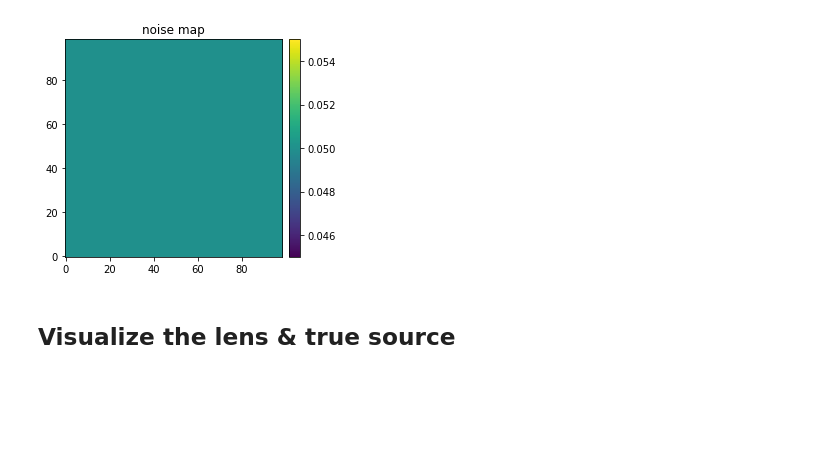
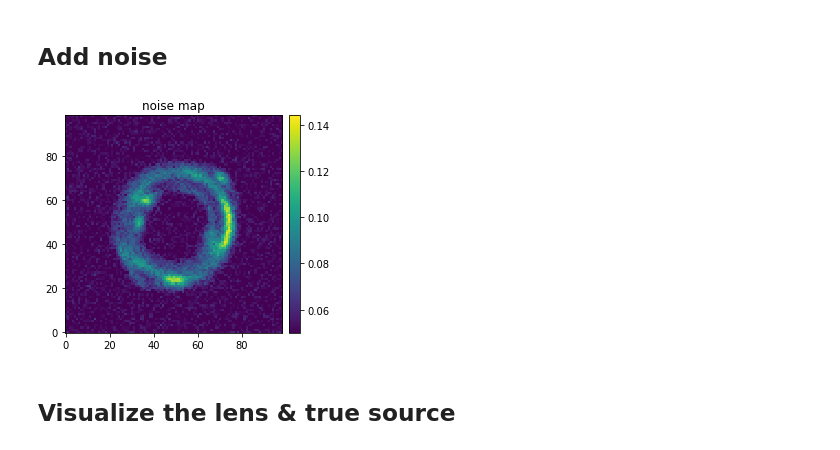
Before and after one commit to aymgal/SLITronomy, a Jupyter notebook: thirdparty/notebooks/03_complex_source_reconstruction.ipynb, the cells around one changed output. Cells and saved outputs as stored; diff of their text form; code cells hidden in the pictures; blank space fills up the shorter version.

```diff
--- a/thirdparty/notebooks/03_complex_source_reconstruction.ipynb
+++ b/thirdparty/notebooks/03_complex_source_reconstruction.ipynb
@@ -76,0 +66,11 @@ data_class = ImageData(**kwargs_data)
+# %%
+# data specification (coordinates, etc.)
+_, _, ra_at_xy_0, dec_at_xy_0, _, _, Mpix2coord, _ \
+    = lenstro_util.make_grid_with_coordtransform(numPix=num_pix, deltapix=delta_pix, inverse=False)
+
+image_grid  = RegularGrid(num_pix, num_pix, Mpix2coord, ra_at_xy_0, dec_at_xy_0)
+source_grid = RegularGrid(num_pix, num_pix, Mpix2coord, ra_at_xy_0, dec_at_xy_0,
+                          supersampling_factor=subgrid_res_source)
+
+ra_grid, dec_grid = image_grid.coordinates_evaluate
+ra_grid_hd, dec_grid_hd = source_grid.coordinates_evaluate
@@ -146,0 +160,8 @@ lens_light_model_class = LightModel(light_model_list=lens_light_model_list)
+# %%
+source_sim = source_model_class.surface_brightness(ra_grid_hd, dec_grid_hd, kwargs_source)
+source_sim = lenstro_util.array2image(source_sim)
+
+plt.title("source galaxy")
+im = plt.imshow(source_sim, origin='lower') #, cmap=log_cmap('cubehelix', 0.03, 1))
+nice_colorbar(im)
+plt.show()
@@ -147,38 +199,23 @@ lens_light_model_class = LightModel(light_model_list=lens_light_model_list)
+# %% [markdown]
+## Add noise
 # %%
-kwargs_numerics = {'supersampling_factor': 1, 'supersampling_convolution': False}
+bkg = image_util.add_background(image_sim_no_noise, sigma_bkd=background_rms)
+if exp_time is not None:
+    poisson = image_util.add_poisson(image_sim_no_noise, exp_time=exp_time)
+else:
+    poisson = 0
+noise = bkg + poisson
+image_sim = image_sim_no_noise + noise
 
-# get the simalated lens image (i.e. image plane)
-imageModel = ImageModel(data_class, psf_class, lens_model_class, source_model_class,
-                        lens_light_model_class, point_source_class=None,
-                        kwargs_numerics=kwargs_numerics)
-
-if mock_with_lensing_op:
-    image_grid = RegularGrid(num_pix, num_pix, Mpix2coord, ra_at_xy_0, dec_at_xy_0)
-    source_grid = RegularGrid(num_pix, num_pix, Mpix2coord, ra_at_xy_0, dec_at_xy_0,
-                              supersampling_factor=subgrid_res_source)
-    lensing_op_sim = LensingOperator(lens_model_class, image_grid, source_grid, num_pix, subgrid_res_source,
-                                     source_interpolation='bilinear')
-    # get the true light distribution in source plane on high res grid
-    source_sim_hd_for_mock = source_model_class.surface_brightness(ra_grid_hd, dec_grid_hd, kwargs_source)
-    image_sim_no_noise = lensing_op_sim.source2image(source_sim_hd_for_mock, kwargs_lens=kwargs_lens)
-    image_sim_no_noise = imageModel.ImageNumerics.re_size_convolve(image_sim_no_noise)
-else:
-    image_sim_no_noise = imageModel.image(kwargs_lens, kwargs_source, kwargs_lens_light, kwargs_ps=None)
-
-bkg = image_util.add_background(image_sim_no_noise, sigma_bkd=background_rms)
-#poisson = image_util.add_poisson(image_sim_no_noise, exp_time=exp_time)
-noise = bkg # + poisson
-image_sim = image_sim_no_noise + noise
-image_sim_1d = lenstro_util.image2array(image_sim)
-
+# update corresponding variables with simulated image and noise map
 kwargs_data['image_data'] = image_sim
 if kwargs_data.get('exposure_time', None) is None:
     kwargs_data['noise_map'] = background_rms * np.ones_like(image_sim)
 data_class = ImageData(**kwargs_data)
 
 plt.title("noise map")
 im = plt.imshow(np.sqrt(data_class.C_D), origin='lower')
 nice_colorbar(im)
 plt.show()
 # %% [output]
-[figure, old version]
+[figure, new version]
```
Also changed, not shown: parts of 35 cells of this notebook, 2 other files.
